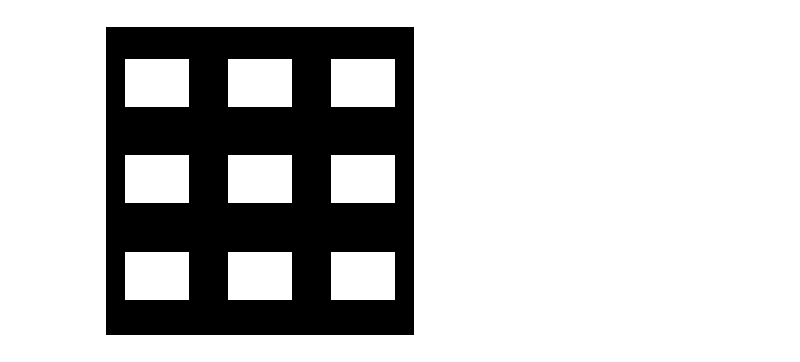
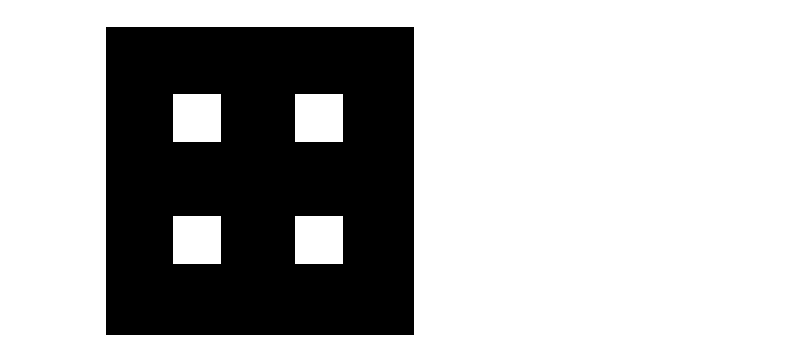
Before and after one commit to Drizlly/e2e-imaging, a Jupyter notebook: playgrounds/sensor_array.ipynb, the cells around one changed output. Drawn from its saved outputs; the diff is of its cells as text; code cells hidden in the pictures.

```diff
--- a/playgrounds/sensor_array.ipynb
+++ b/playgrounds/sensor_array.ipynb
@@ -8,36 +8,36 @@ import matplotlib.pyplot as plt
 # spacing_y, spacing_x = 4, 2  # more vertical spacing between rows
 
 H, W = 96, 96
-rows, cols = 3, 3        # number of sensors vertically and horizontally
-sensor_h, sensor_w = 15, 20   # each sensor block size
-spacing_y, spacing_x = 15, 12  # more vertical spacing between rows
+rows, cols = 2, 2      # number of sensors vertically and horizontally
+sensor_h, sensor_w = 15, 15   # each sensor block size
+spacing_y, spacing_x = 23, 23  # more vertical spacing between rows
 
 # Compute total pattern size
 pattern_h = rows * sensor_h + (rows - 1) * spacing_y
 pattern_w = cols * sensor_w + (cols - 1) * spacing_x
 
 # Center the pattern in the full image
 y_start = (H - pattern_h) // 2
 x_start = (W - pattern_w) // 2
 
 # Initialize mask
 sensor_mask = np.zeros((H, W), dtype=np.float32)
 sensor_mask_offset = np.ones((H,W), dtype=np.float32) * 10
 
 # Fill rectangular sensor regions
 for r in range(rows):
     for c in range(cols):
         y0 = y_start + r * (sensor_h + spacing_y)
         y1 = y0 + sensor_h
         x0 = x_start + c * (sensor_w + spacing_x)
         x1 = x0 + sensor_w
         sensor_mask[y0:y1, x0:x1] = 1.0  # active region
 
 # Visualize
 plt.figure(figsize=(4,4))
 plt.imshow(sensor_mask, cmap='gray', vmin=0, vmax=1)
 # plt.title("sensor grid")
 plt.axis('off')
 plt.show()
 # %% [output]
-[figure, old version]
+[figure, new version]
```
Also changed, not shown: parts of 2 cells of this notebook, 23 other files.
